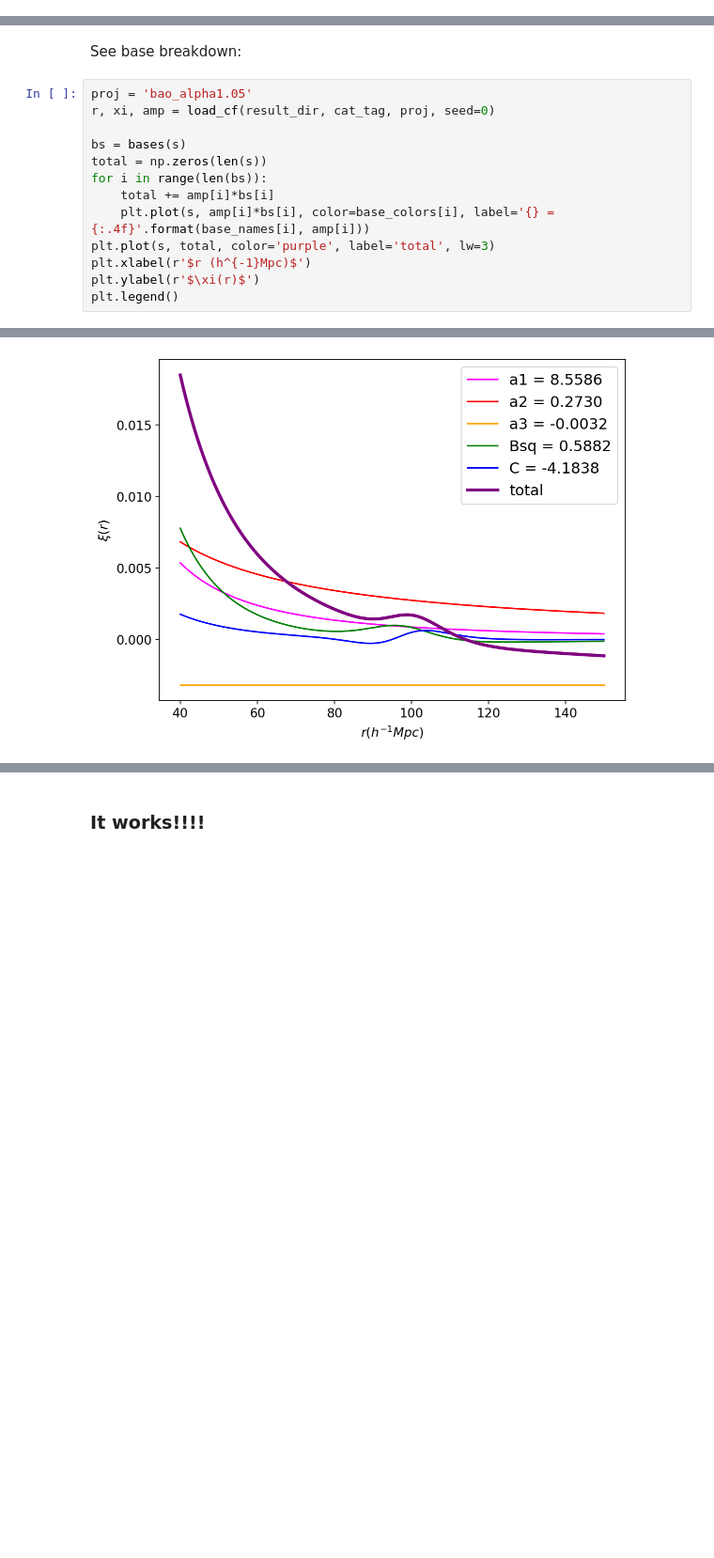
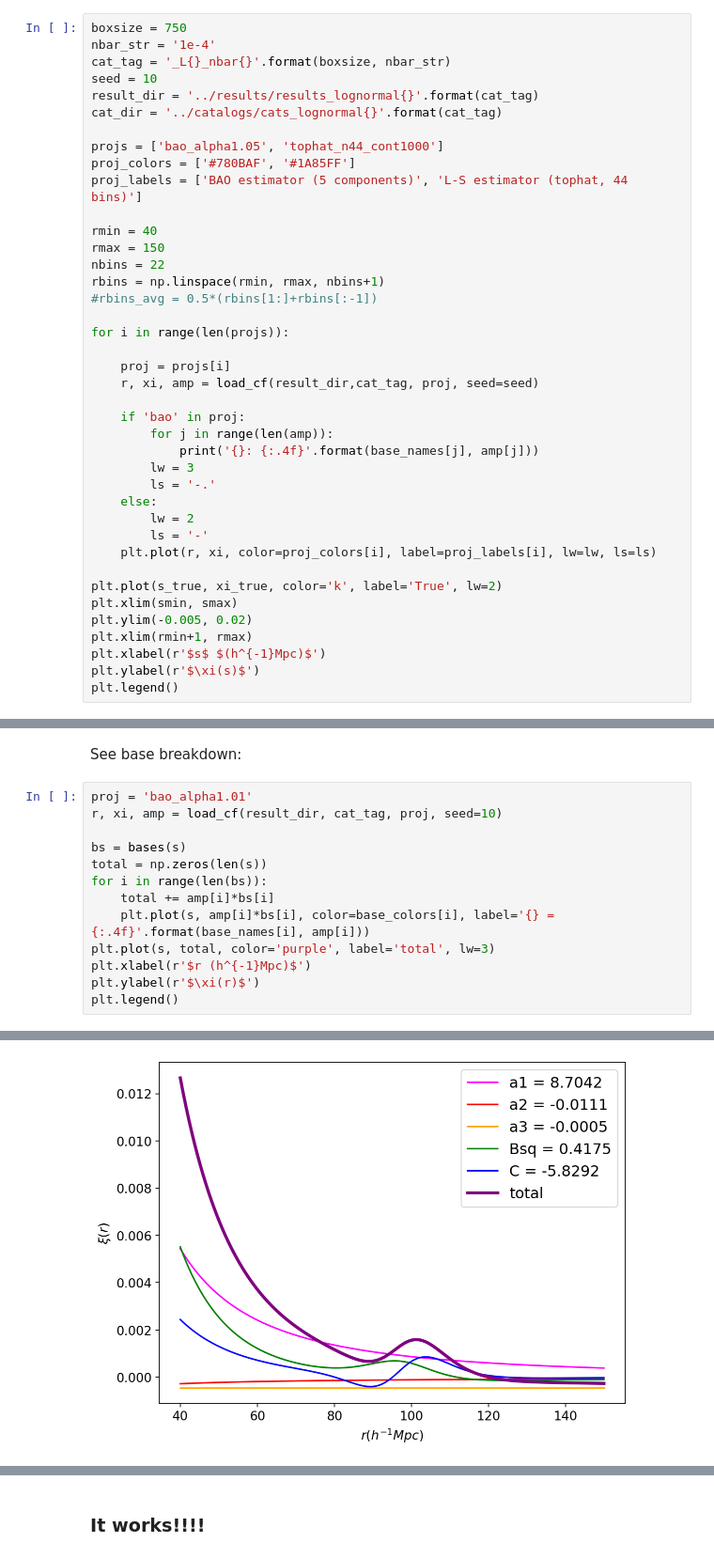
Before and after one commit to kstoreyf/byebyebias, a Jupyter notebook: code/bao.ipynb, the cells around one changed output, grey strips where cells are left out. Shown at 94% size. Drawn from its saved outputs; the diff is of its cells as text; blank space fills up the shorter version.

```diff
--- a/code/bao.ipynb
+++ b/code/bao.ipynb
@@ -366,0 +390,40 @@ C: -4.1838
+# %%
+boxsize = 750
+nbar_str = '1e-4'
+cat_tag = '_L{}_nbar{}'.format(boxsize, nbar_str)
+seed = 10
+result_dir = '../results/results_lognormal{}'.format(cat_tag)
+cat_dir = '../catalogs/cats_lognormal{}'.format(cat_tag)
+
+projs = ['bao_alpha1.05', 'tophat_n44_cont1000']
+proj_colors = ['#780BAF', '#1A85FF']
+proj_labels = ['BAO estimator (5 components)', 'L-S estimator (tophat, 44 bins)']
+
+rmin = 40
+rmax = 150
+nbins = 22
+rbins = np.linspace(rmin, rmax, nbins+1)
+#rbins_avg = 0.5*(rbins[1:]+rbins[:-1])
+
+for i in range(len(projs)):
+
+    proj = projs[i]
+    r, xi, amp = load_cf(result_dir,cat_tag, proj, seed=seed)
+
+    if 'bao' in proj:
+        for j in range(len(amp)):
+            print('{}: {:.4f}'.format(base_names[j], amp[j]))
+        lw = 3
+        ls = '-.'
+    else:
+        lw = 2
+        ls = '-'
+    plt.plot(r, xi, color=proj_colors[i], label=proj_labels[i], lw=lw, ls=ls)
+
+plt.plot(s_true, xi_true, color='k', label='True', lw=2)
+plt.xlim(smin, smax)
+plt.ylim(-0.005, 0.02)
+plt.xlim(rmin+1, rmax)
+plt.xlabel(r'$s$ $(h^{-1}Mpc)$')
+plt.ylabel(r'$\xi(s)$')
+plt.legend()
@@ -367,18 +438,18 @@ C: -4.1838
 # %% [markdown]
 See base breakdown:
 # %%
-proj = 'bao_alpha1.05'
-r, xi, amp = load_cf(result_dir, cat_tag, proj, seed=0)
+proj = 'bao_alpha1.01'
+r, xi, amp = load_cf(result_dir, cat_tag, proj, seed=10)
 
 bs = bases(s)
 total = np.zeros(len(s))
 for i in range(len(bs)):
     total += amp[i]*bs[i]
     plt.plot(s, amp[i]*bs[i], color=base_colors[i], label='{} = {:.4f}'.format(base_names[i], amp[i]))
 plt.plot(s, total, color='purple', label='total', lw=3)
 plt.xlabel(r'$r (h^{-1}Mpc)$')
 plt.ylabel(r'$\xi(r)$')
 plt.legend()
 # %% [output]
 <matplotlib.legend.Legend at 0x...>
-[figure, old version]
+[figure, new version]
```
Also changed, not shown: parts of 12 cells of this notebook, 11 other files.
